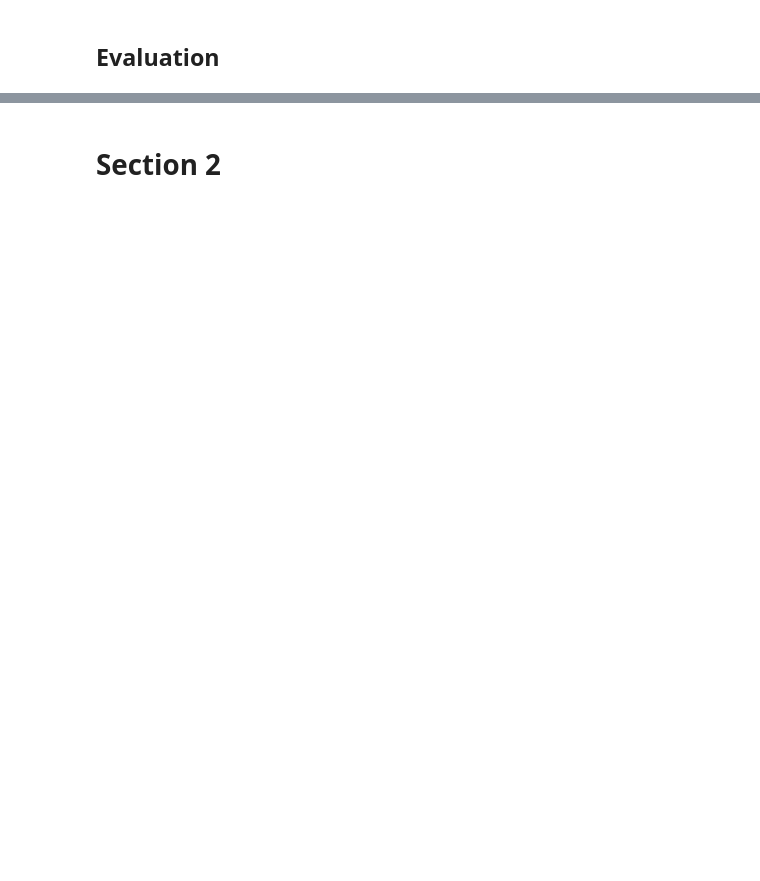
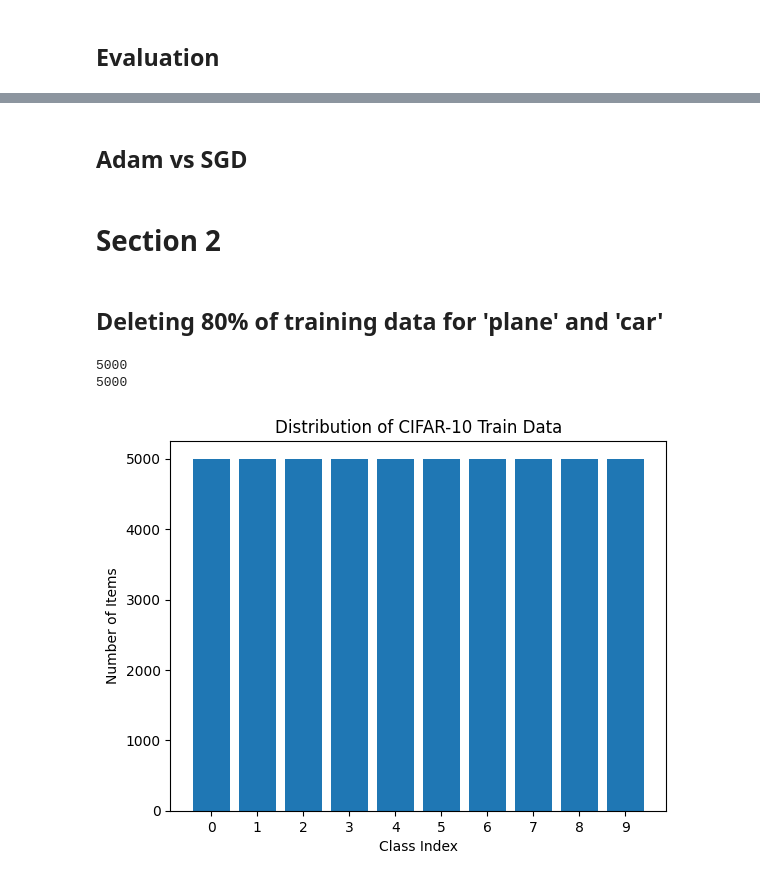
Before and after one commit to alimrn001/AI-CA5, a Jupyter notebook: Phase-2/CA5-P2.ipynb, the cells around one changed output, grey strips where cells are left out. Saved outputs shown, nothing was run; the diff lists cells and outputs as text; code cells hidden in the pictures; blank space fills up the shorter version.

Commit message:
modified train data for section 2

```diff
--- a/Phase-2/CA5-P2.ipynb
+++ b/Phase-2/CA5-P2.ipynb
@@ -222,2 +219,30 @@ weighted avg       0.74      0.74      0.74     10000
+# %% [markdown]
+## Adam vs SGD
 # %% [markdown]
 # Section 2
+# %% [markdown]
+## Deleting 80% of training data for 'plane' and 'car'
+# %%
+car_indices = np.where(y_train[:, 1] == 1)[0]
+airplane_indices = np.where(y_train[:, 0] == 1)[0]
+
+print(len(car_indices))
+print(len(airplane_indices))
+
+# Count number of items in each class
+class_counts = [0] * 10
+for i in range(len(y_train)):
+    class_index = tf.argmax(y_train[i]).numpy()
+    class_counts[class_index] += 1
+
+# Plot the distribution
+plt.bar(range(10), class_counts)
+plt.xticks(range(10))
+plt.title('Distribution of CIFAR-10 Train Data')
+plt.xlabel('Class Index')
+plt.ylabel('Number of Items')
+plt.show()
+# %% [output]
+5000
+5000
+[figure, added]
```
Also changed, not shown: parts of 9 cells of this notebook.
